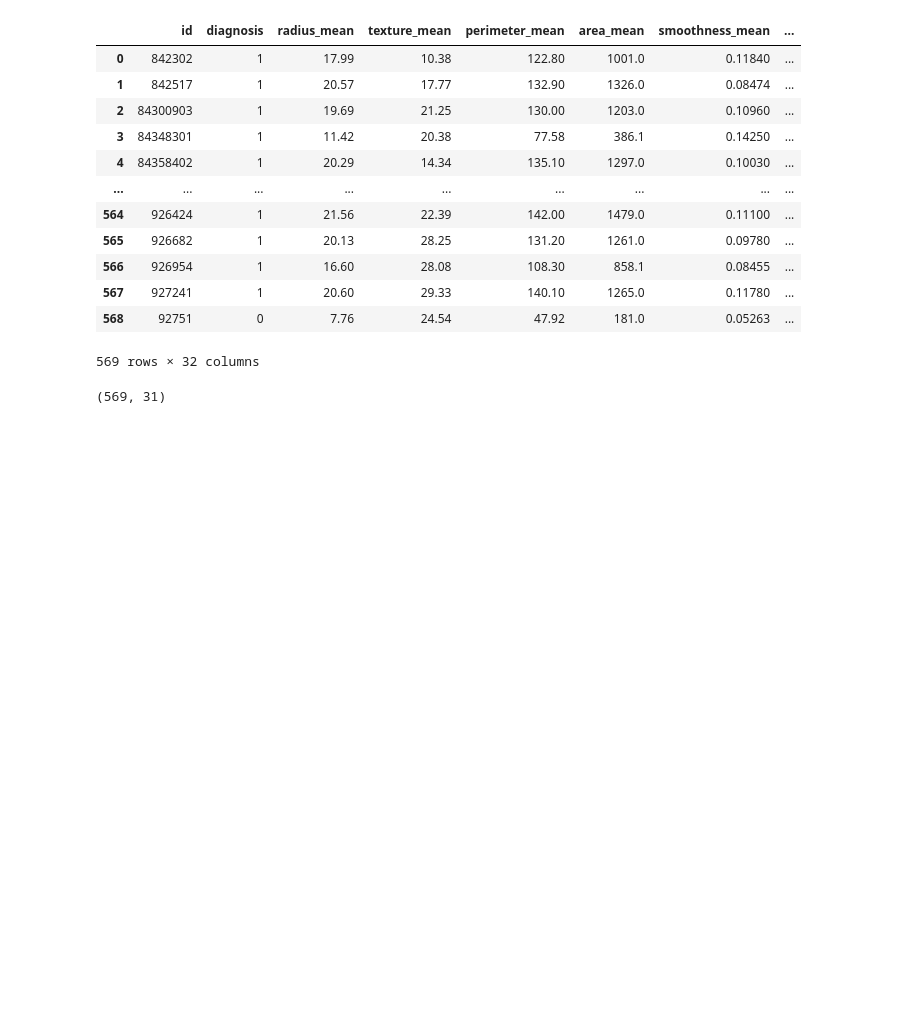
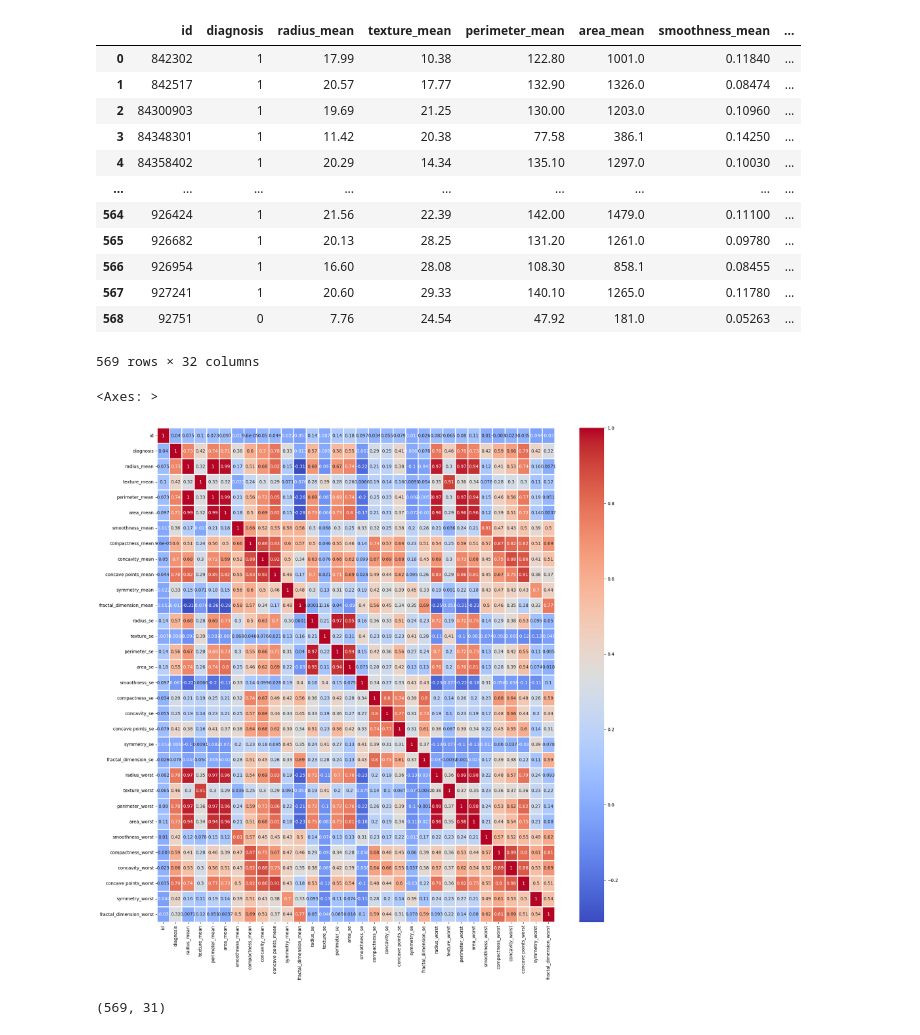
Before and after one commit to thatadi/Breast-Cancer-Detection, a Jupyter notebook: BreastCancer.ipynb, the cells around one changed output. Drawn from its saved outputs; the diff is of its cells as text; code cells hidden in the pictures; blank space fills up the shorter version.

```diff
--- a/BreastCancer.ipynb
+++ b/BreastCancer.ipynb
@@ -12,5 +14,5 @@ from sklearn.metrics import  accuracy_score
 # %%
-df=pd.read_csv("breast-cancer.csv")
+df=pd.read_csv("data.csv")
 df
 # %% [output]
 |  | id | diagnosis | radius_mean | texture_mean | perimeter_mean | area_mean | smoothness_mean | ... |
@@ -29,3 +31,6 @@ df
+# %%
+#remove last column since it has null values
+df = df.iloc[:, :-1]
 # %%
 df.shape
 # %% [output]
@@ -47,6 +52,12 @@ df
 | 567 | 927241 | 1 | 20.60 | 29.33 | 140.10 | 1265.0 | 0.11780 | ... |
 | 568 | 92751 | 0 | 7.76 | 24.54 | 47.92 | 181.0 | 0.05263 | ... |
 569 rows × 32 columns
+# %%
+plt.figure(figsize=(20,20))
+sns.heatmap(df.corr(), annot = True, cmap ='coolwarm', linewidths=2)
+# %% [output]
+<Axes: >
+[figure, added]
 # %%
 x=df.drop('diagnosis',axis=1)
 x.shape
```
Also changed, not shown: parts of 7 cells of this notebook.
